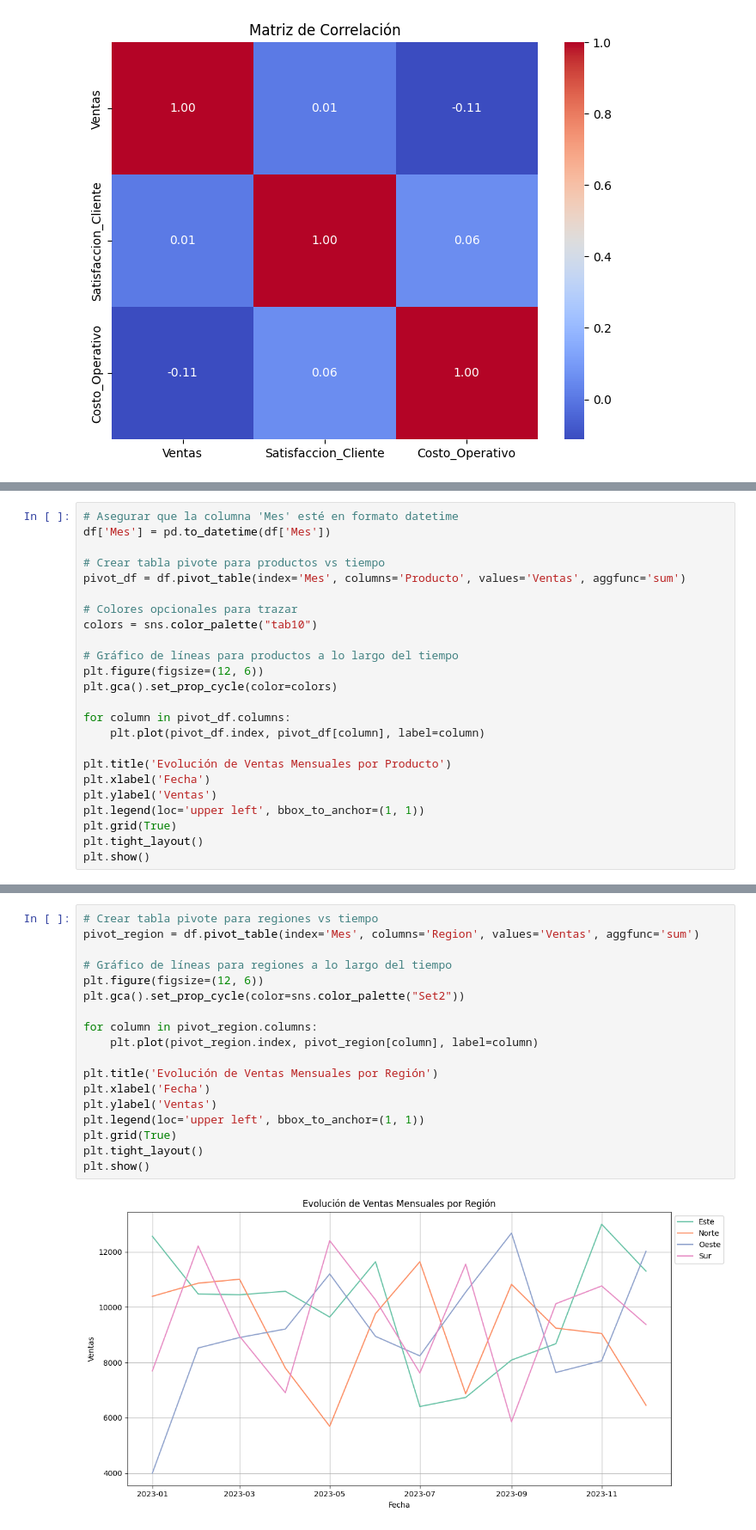
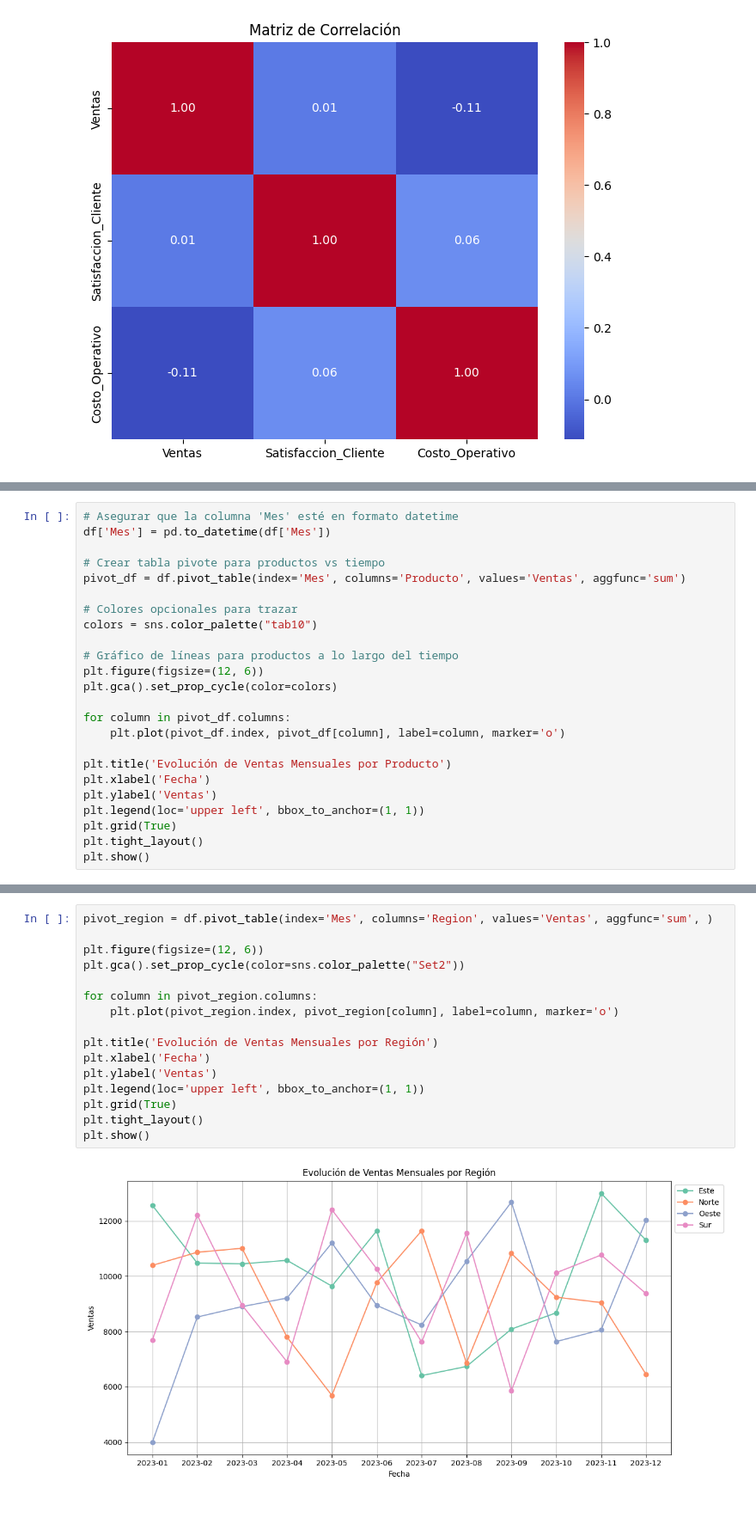
Before and after one commit to Gise05624/Proyecto_DataScience_I, a Jupyter notebook: Entrega_1/ProyectoDSParteIBargas.ipynb, the cells around one changed output, grey strips where cells are left out. Shown at 86% size. Saved outputs shown, nothing was run; the diff lists cells and outputs as text.

```diff
--- a/Entrega_1/ProyectoDSParteIBargas.ipynb
+++ b/Entrega_1/ProyectoDSParteIBargas.ipynb
@@ -136,7 +150,7 @@ plt.figure(figsize=(12, 6))
 plt.gca().set_prop_cycle(color=colors)
 
 for column in pivot_df.columns:
-    plt.plot(pivot_df.index, pivot_df[column], label=column)
+    plt.plot(pivot_df.index, pivot_df[column], label=column, marker='o')
 
 plt.title('Evolución de Ventas Mensuales por Producto')
 plt.xlabel('Fecha')
@@ -150,20 +164,18 @@ plt.show()
 # %%
-# Crear tabla pivote para regiones vs tiempo
-pivot_region = df.pivot_table(index='Mes', columns='Region', values='Ventas', aggfunc='sum')
+pivot_region = df.pivot_table(index='Mes', columns='Region', values='Ventas', aggfunc='sum', )
 
-# Gráfico de líneas para regiones a lo largo del tiempo
 plt.figure(figsize=(12, 6))
 plt.gca().set_prop_cycle(color=sns.color_palette("Set2"))
 
 for column in pivot_region.columns:
-    plt.plot(pivot_region.index, pivot_region[column], label=column)
+    plt.plot(pivot_region.index, pivot_region[column], label=column, marker='o')
 
 plt.title('Evolución de Ventas Mensuales por Región')
 plt.xlabel('Fecha')
 plt.ylabel('Ventas')
 plt.legend(loc='upper left', bbox_to_anchor=(1, 1))
 plt.grid(True)
 plt.tight_layout()
 plt.show()
 # %% [output]
-[figure, old version]
+[figure, new version]
```
Also changed, not shown: parts of 26 cells of this notebook.
